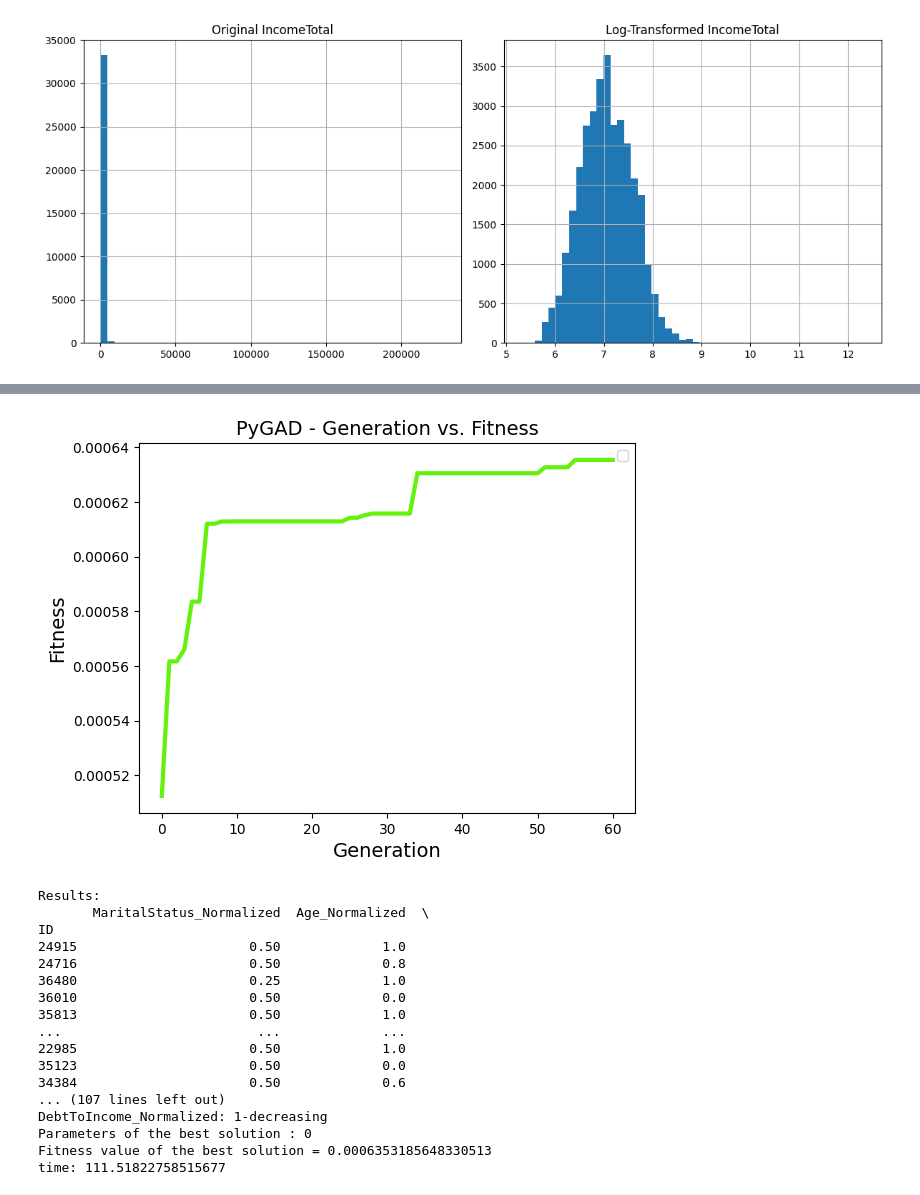
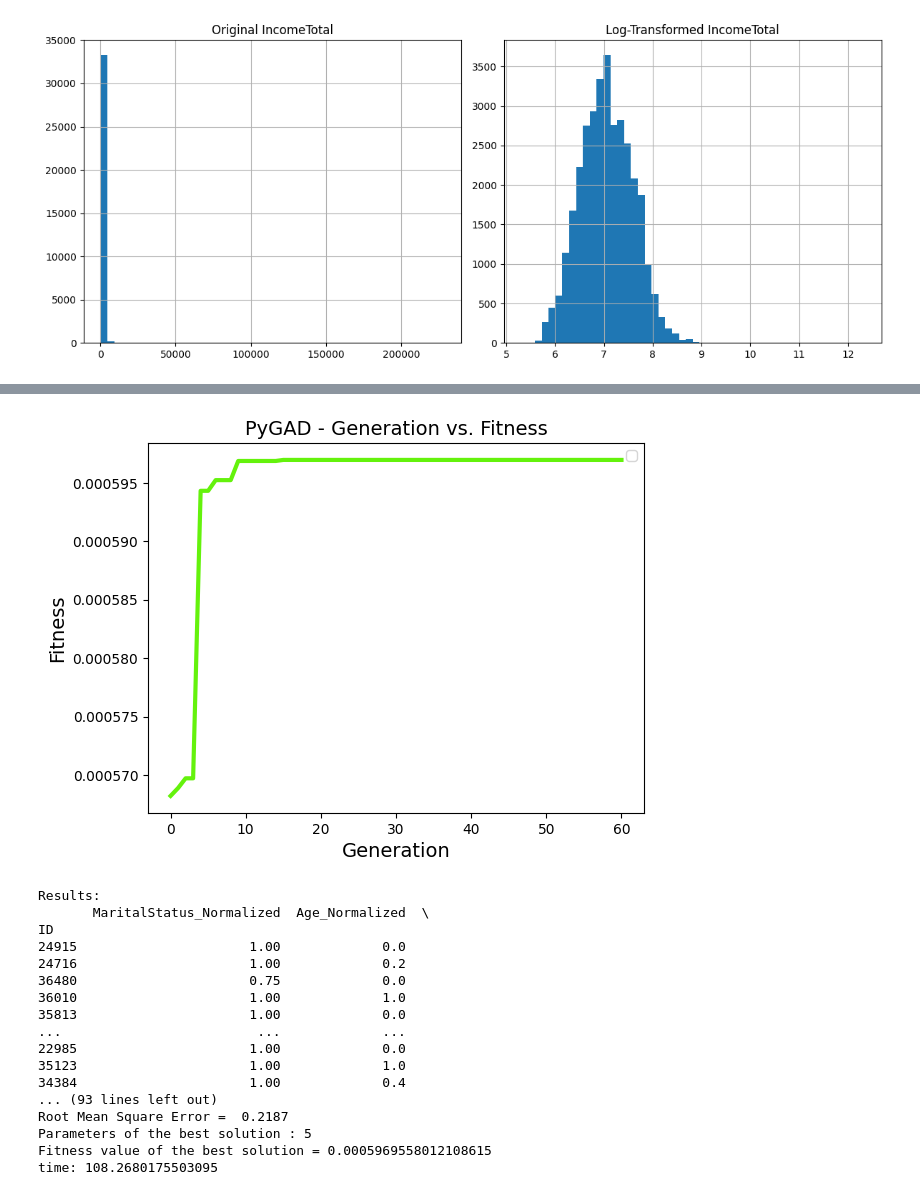
Before and after one commit to erikaminarikova/REFRESH, a Jupyter notebook: loan_data_analysis.ipynb, the cells around one changed output, grey strips where cells are left out. Cells and saved outputs as stored; diff of their text form; code cells hidden in the pictures.

```diff
--- a/loan_data_analysis.ipynb
+++ b/loan_data_analysis.ipynb
@@ -300,7 +305,7 @@ max_val = 6
 
 # Step 2: Normalize
 normalized_risk_score = {
-    k: round((max_val - v) / (max_val - min_val), 3) for k, v in use_of_loan_risk_score.items()
+    k: round((v - min_val) / (max_val - min_val), 3) for k, v in use_of_loan_risk_score.items()
 }
 
 # Step 3: Apply mapping
@@ -356,11 +375,10 @@ plt.show()
 # %%
 import pandas as pd
 
-# Assuming df is your DataFrame
+# increasing
 columns_to_keep = [
-    'IncomeTotal', 'DebtToIncome', 'FreeCash', 'ExistingLiabilities',
-    'AppliedAmount', 'Interest', 'LoanDuration',
-    'NoOfPreviousLoansBeforeLoan', 'ProbabilityOfDefault', 'ExpectedLoss'
+    'DebtToIncome', 'ExistingLiabilities',
+    'AppliedAmount', 'Interest', 'LoanDuration', 'ProbabilityOfDefault', 'ExpectedLoss'
 ]
 
 # Normalize each column and add a new "_Normalized" version
@@ -406,6 +424,6 @@ df_normalized
 33520 rows × 16 columns
 # %%
-data_reordered = df_normalized.iloc[:,[2,0,13,1,4,5,9,3,12,10,11,6,8,7,14,15]]
+data_reordered = df_normalized.iloc[:,[2,0,8,1,4,5,10,3,13,11,12,6,7,9,14,15]]
 data_reordered
 # %% [output]
 |  | MaritalStatus_Normalized | Age_Normalized | NoOfPreviousLoansBeforeLoan_Norma... | Education_Normalized | ... |
@@ -504,14 +522,12 @@ def calculate_param_using_gen_alg(data:[] = []):
 
     def fitness_func(ga_instance, solution, solution_idx):
         param = np.array(solution)
-        df['value']=df.apply(lambda row: abs(row[0]-param[4]), axis =1)
+        df['value']=df.apply(lambda row: row[0], axis =1)
         # parameters for attributes
-        i=5
         j=0
         while j < columns-2:
-            df['value']=df.apply(lambda row: classification(row['value'], abs(row[j+1]-param[i]), param[0], param[1], param[2], param[3]),
+            df['value']=df.apply(lambda row: classification(row['value'], row[j+1], param[0], param[1], param[2], param[3]),
                                                             axis = 1)
-            i += 1
             j += 1
         df['error']=df.apply(lambda row: np.abs(row['value'] - row['target']), axis=1)
         fitness = 1.0 / sum(df['error'])
@@ -520,10 +536,10 @@ def calculate_param_using_gen_alg(data:[] = []):
     fitness_function = fitness_func
 
     num_generations = 60
-    num_parents_mating = 18
+    num_parents_mating = 4
 
     sol_per_pop = 24
-    num_genes = 18 #number of learnt (tuned) parameters
+    num_genes = 4 #number of learnt (tuned) parameters
 
     init_range_low = 0
     init_range_high = 1
@@ -549,11 +565,7 @@ def calculate_param_using_gen_alg(data:[] = []):
                             mutation_type=mutation_type,
                             mutation_percent_genes=mutation_percent_genes,
                             gene_space=[{'low': 0, 'high': 1},{'low': 0, 'high': 3},
-                                        {'low': 0, 'high': 3},{'low': 0, 'high': 1},
-                                        [0,1], [0,1], [0,1], [0,1],
-                                        [0,1], [0,1], [0,1], [0,1],
-                                        [0,1], [0,1], [0,1], [0,1],
-                                        [0,1], [0,1]])
+                                        {'low': 0, 'high': 3},{'low': 0, 'high': 1}])
 
     ga_instance.run()
 
@@ -565,14 +577,12 @@ def calculate_param_using_gen_alg(data:[] = []):
     #ga_instance.save(filename=filename)
 
     solution_param= np.array(solution)
-    df['calc_value']=df.apply(lambda row: abs(row[0]-solution_param[4]), axis = 1)
+    df['calc_value']=df.apply(lambda row: row[0], axis = 1)
     columns=len(df.columns)
     j=0
-    i=5
     while j < columns-5:
-        df['calc_value']=df.apply(lambda row: classification(row['calc_value'], abs(row[j+1] - solution_param[i]), solution_param[0], solution_param[1], solution_param[2], solution_param[3]),
+        df['calc_value']=df.apply(lambda row: classification(row['calc_value'], row[j+1], solution_param[0], solution_param[1], solution_param[2], solution_param[3]),
                                                         axis = 1)
-        i += 1
         j += 1
 
     merge_data = df
@@ -685,32 +679,31 @@ df_train, df_test = train_test_split(df_normalized1, test_size=0.66, random_stat
 # %%
 start_time = time.time()
 merge_data, mean_error, kappa_result, lam_result, gamma_result, a_result, sol_param, solution_fitness, solution_idx = calculate_param_using_gen_alg(df_train)
 
 show_results(merge_data, mean_error, gamma_result, lam_result, kappa_result, a_result)
-print_attr_coef(sol_param)
 print("Parameters of the best solution : {solution_idx}".format(solution_idx=solution_idx))
 print("Fitness value of the best solution = {solution_fitness}".format(solution_fitness=solution_fitness))
 
 print('time:', (time.time()-start_time)/60)
 # %% [output]
-[figure, old version]
+[figure, new version]
 Results:
        MaritalStatus_Normalized  Age_Normalized  \
 ID
-24915                      0.50             1.0
-24716                      0.50             0.8
-36480                      0.25             1.0
-36010                      0.50             0.0
-35813                      0.50             1.0
+24915                      1.00             0.0
+24716                      1.00             0.2
+36480                      0.75             0.0
+36010                      1.00             1.0
+35813                      1.00             0.0
 ...                         ...             ...
-22985                      0.50             1.0
-35123                      0.50             0.0
-34384                      0.50             0.6
-... (107 lines left out)
-DebtToIncome_Normalized: 1-decreasing
-Parameters of the best solution : 0
-Fitness value of the best solution = 0.0006353185648330513
-time: 111.51822758515677
+22985                      1.00             0.0
+35123                      1.00             1.0
+34384                      1.00             0.4
+... (93 lines left out)
+Root Mean Square Error =  0.2187
+Parameters of the best solution : 5
+Fitness value of the best solution = 0.0005969558012108615
+time: 108.2680175503095
 # %%
 merge_data
 # %% [output]
```
Also changed, not shown: parts of 15 cells of this notebook.
